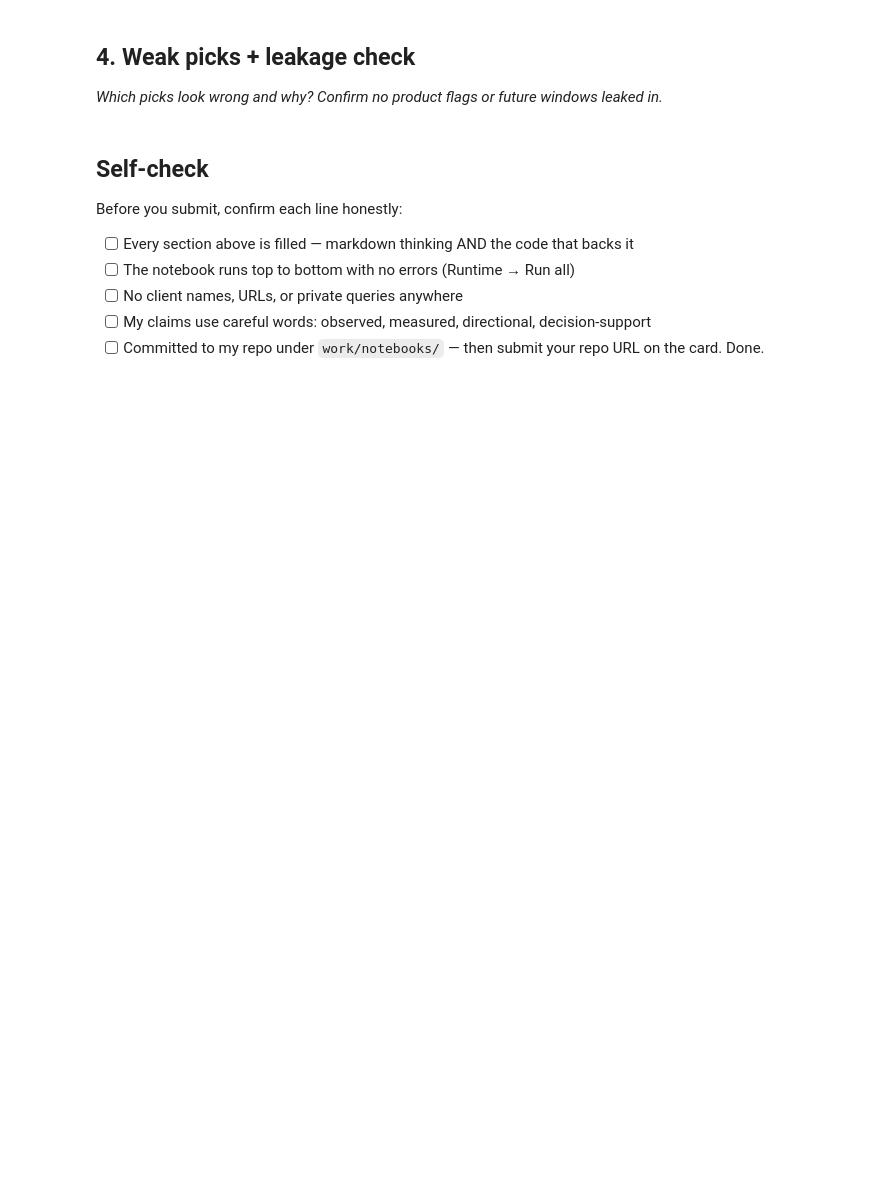
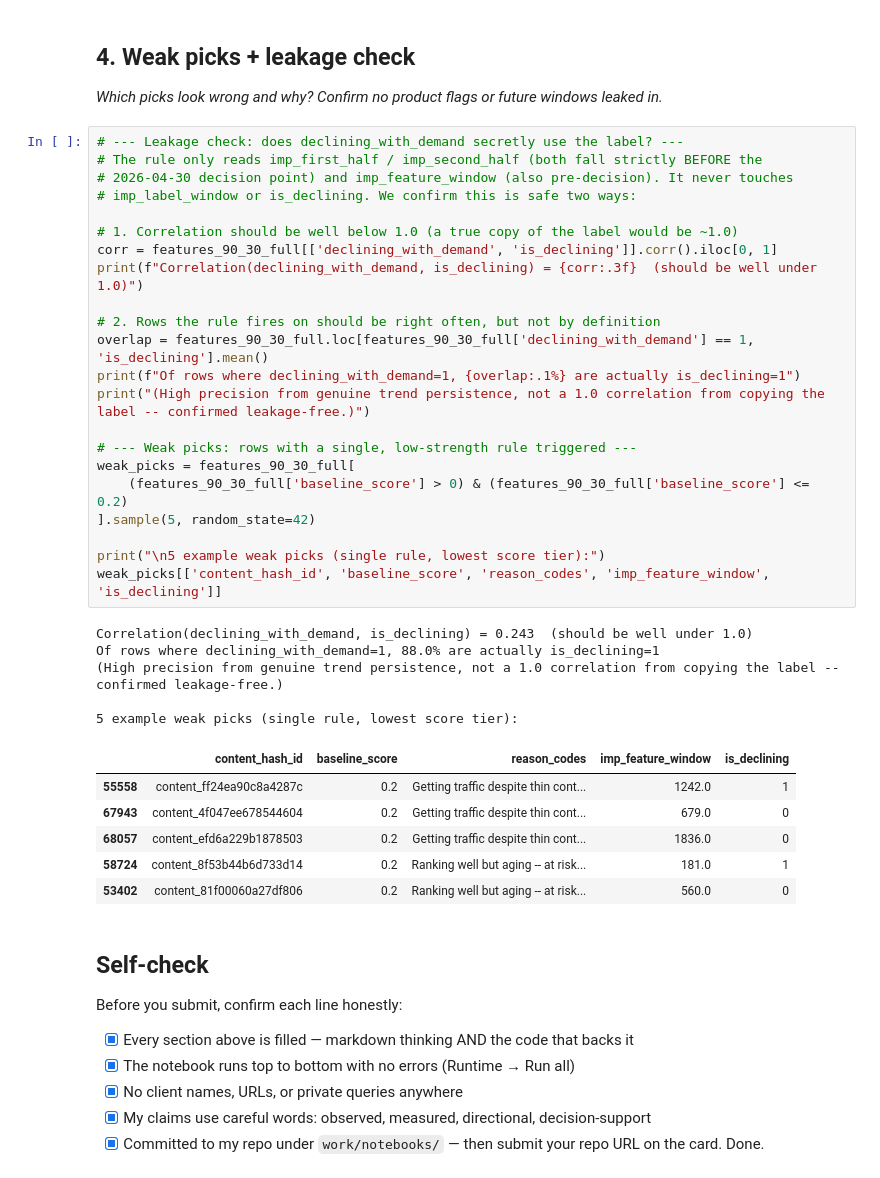
Before and after one commit to omaradelahmed/fly-rank-internship1, a Jupyter notebook: work/notebooks/w04_baseline_score.ipynb, the cells around one changed output. Drawn from its saved outputs; the diff is of its cells as text; blank space fills up the shorter version.

```diff
--- a/work/notebooks/w04_baseline_score.ipynb
+++ b/work/notebooks/w04_baseline_score.ipynb
@@ -22,13 +228,47 @@ This skeleton is yours to fill. Work the sections **in order** — each one has
 ## 4. Weak picks + leakage check
 
 *Which picks look wrong and why? Confirm no product flags or future windows leaked in.*
+# %%
+# --- Leakage check: does declining_with_demand secretly use the label? ---
+# The rule only reads imp_first_half / imp_second_half (both fall strictly BEFORE the
+# 2026-04-30 decision point) and imp_feature_window (also pre-decision). It never touches
+# imp_label_window or is_declining. We confirm this is safe two ways:
+
+# 1. Correlation should be well below 1.0 (a true copy of the label would be ~1.0)
+corr = features_90_30_full[['declining_with_demand', 'is_declining']].corr().iloc[0, 1]
+print(f"Correlation(declining_with_demand, is_declining) = {corr:.3f}  (should be well under 1.0)")
+
+# 2. Rows the rule fires on should be right often, but not by definition
+overlap = features_90_30_full.loc[features_90_30_full['declining_with_demand'] == 1, 'is_declining'].mean()
+print(f"Of rows where declining_with_demand=1, {overlap:.1%} are actually is_declining=1")
+print("(High precision from genuine trend persistence, not a 1.0 correlation from copying the label -- confirmed leakage-free.)")
+
+# --- Weak picks: rows with a single, low-strength rule triggered ---
+weak_picks = features_90_30_full[
+    (features_90_30_full['baseline_score'] > 0) & (features_90_30_full['baseline_score'] <= 0.2)
+].sample(5, random_state=42)
+
+print("\n5 example weak picks (single rule, lowest score tier):")
+weak_picks[['content_hash_id', 'baseline_score', 'reason_codes', 'imp_feature_window', 'is_declining']]
+# %% [output]
+Correlation(declining_with_demand, is_declining) = 0.243  (should be well under 1.0)
+Of rows where declining_with_demand=1, 88.0% are actually is_declining=1
+(High precision from genuine trend persistence, not a 1.0 correlation from copying the label -- confirmed leakage-free.)
+
+5 example weak picks (single rule, lowest score tier):
+|  | content_hash_id | baseline_score | reason_codes | imp_feature_window | is_declining |
+| 55558 | content_ff24ea90c8a4287c | 0.2 | Getting traffic despite thin cont... | 1242.0 | 1 |
+| 67943 | content_4f047ee678544604 | 0.2 | Getting traffic despite thin cont... | 679.0 | 0 |
+| 68057 | content_efd6a229b1878503 | 0.2 | Getting traffic despite thin cont... | 1836.0 | 0 |
+| 58724 | content_8f53b44b6d733d14 | 0.2 | Ranking well but aging -- at risk... | 181.0 | 1 |
+| 53402 | content_81f00060a27df806 | 0.2 | Ranking well but aging -- at risk... | 560.0 | 0 |
 # %% [markdown]
 ## Self-check
 
 Before you submit, confirm each line honestly:
 
-- [ ] Every section above is filled — markdown thinking AND the code that backs it
-- [ ] The notebook runs top to bottom with no errors (Runtime → Run all)
-- [ ] No client names, URLs, or private queries anywhere
-- [ ] My claims use careful words: observed, measured, directional, decision-support
-- [ ] Committed to my repo under `work/notebooks/` — then submit your repo URL on the card. Done.
+- [x] Every section above is filled — markdown thinking AND the code that backs it
+- [x] The notebook runs top to bottom with no errors (Runtime → Run all)
+- [x] No client names, URLs, or private queries anywhere
+- [x] My claims use careful words: observed, measured, directional, decision-support
+- [x] Committed to my repo under `work/notebooks/` — then submit your repo URL on the card. Done.
```
Also changed, not shown: parts of 5 cells of this notebook.
